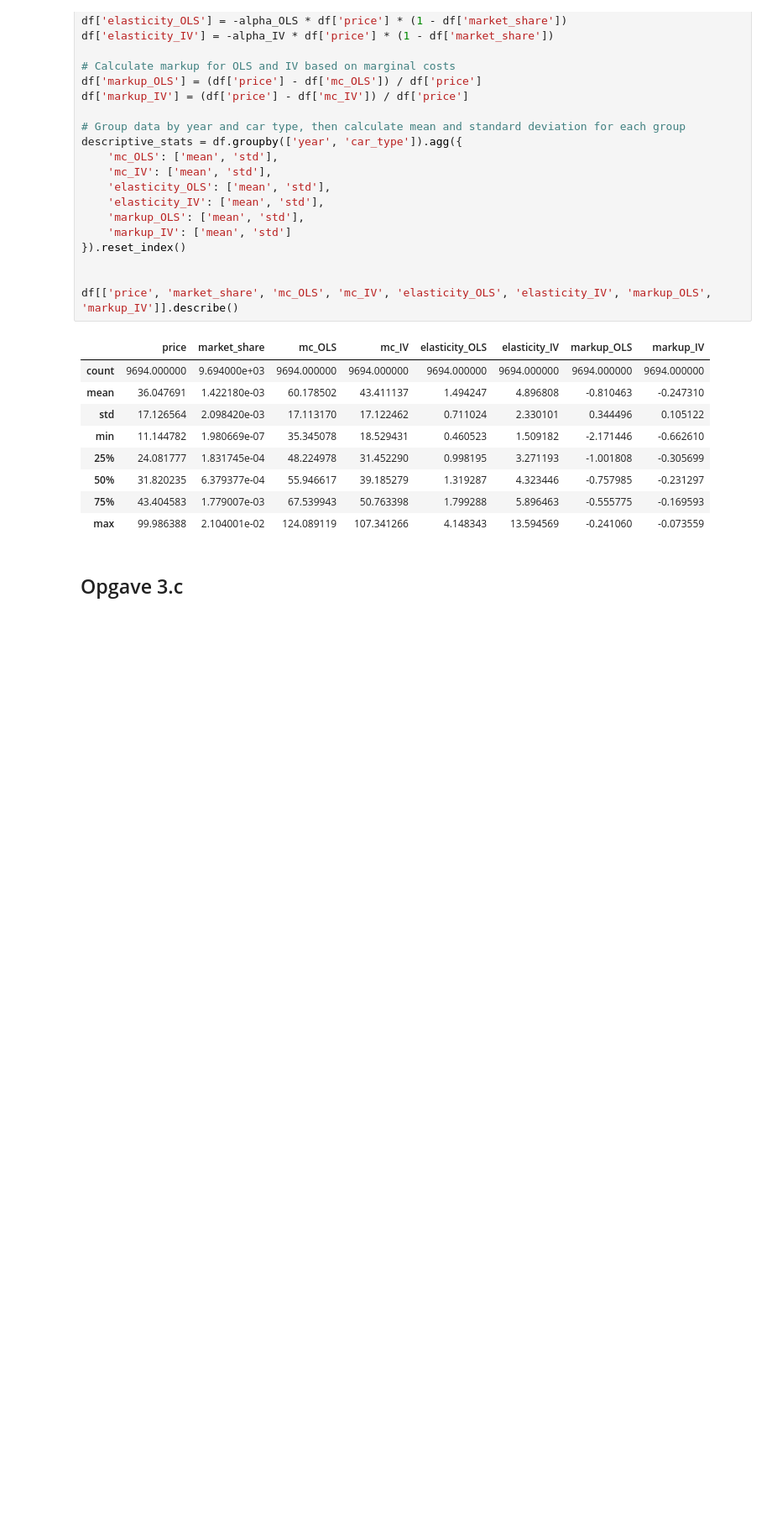
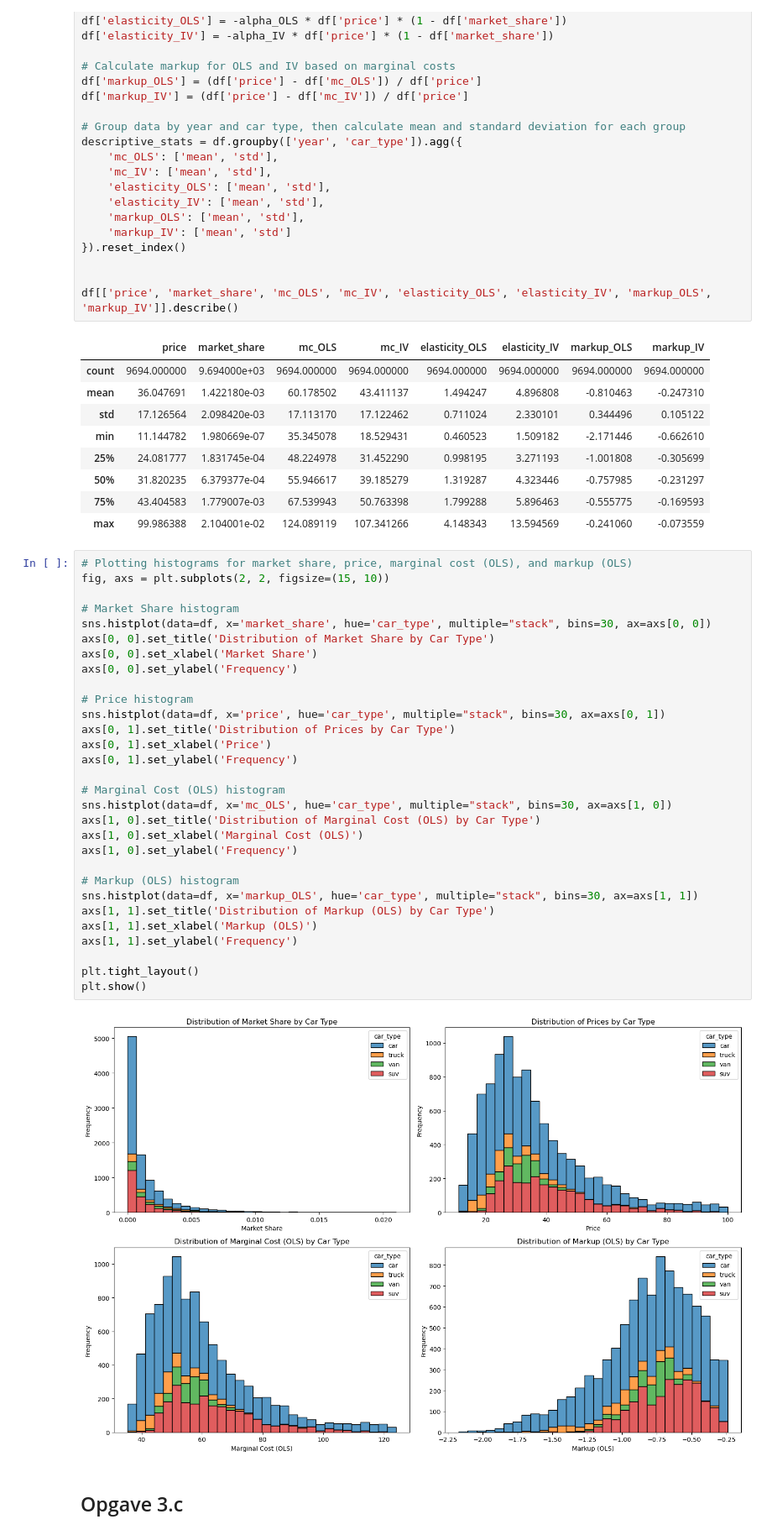
Before and after one commit to Maja0lsen/eksempel, a Jupyter notebook: Eksamen.ipynb, the cells around one changed output. Shown at 84% size. Saved outputs shown, nothing was run; the diff lists cells and outputs as text; blank space fills up the shorter version.

```diff
--- a/Eksamen.ipynb
+++ b/Eksamen.ipynb
@@ -625,6 +633,38 @@ df[['price', 'market_share', 'mc_OLS', 'mc_IV', 'elasticity_OLS', 'elasticity_IV
 | 50% | 31.820235 | 6.379377e-04 | 55.946617 | 39.185279 | 1.319287 | 4.323446 | -0.757985 | -0.231297 |
 | 75% | 43.404583 | 1.779007e-03 | 67.539943 | 50.763398 | 1.799288 | 5.896463 | -0.555775 | -0.169593 |
 | max | 99.986388 | 2.104001e-02 | 124.089119 | 107.341266 | 4.148343 | 13.594569 | -0.241060 | -0.073559 |
+# %%
+# Plotting histograms for market share, price, marginal cost (OLS), and markup (OLS)
+fig, axs = plt.subplots(2, 2, figsize=(15, 10))
+
+# Market Share histogram
+sns.histplot(data=df, x='market_share', hue='car_type', multiple="stack", bins=30, ax=axs[0, 0])
+axs[0, 0].set_title('Distribution of Market Share by Car Type')
+axs[0, 0].set_xlabel('Market Share')
+axs[0, 0].set_ylabel('Frequency')
+
+# Price histogram
+sns.histplot(data=df, x='price', hue='car_type', multiple="stack", bins=30, ax=axs[0, 1])
+axs[0, 1].set_title('Distribution of Prices by Car Type')
+axs[0, 1].set_xlabel('Price')
+axs[0, 1].set_ylabel('Frequency')
+
+# Marginal Cost (OLS) histogram
+sns.histplot(data=df, x='mc_OLS', hue='car_type', multiple="stack", bins=30, ax=axs[1, 0])
+axs[1, 0].set_title('Distribution of Marginal Cost (OLS) by Car Type')
+axs[1, 0].set_xlabel('Marginal Cost (OLS)')
+axs[1, 0].set_ylabel('Frequency')
+
+# Markup (OLS) histogram
+sns.histplot(data=df, x='markup_OLS', hue='car_type', multiple="stack", bins=30, ax=axs[1, 1])
+axs[1, 1].set_title('Distribution of Markup (OLS) by Car Type')
+axs[1, 1].set_xlabel('Markup (OLS)')
+axs[1, 1].set_ylabel('Frequency')
+
+plt.tight_layout()
+plt.show()
+# %% [output]
+[figure, added]
 # %% [markdown]
 ## Opgave 3.c
 # %%
```
Also changed, not shown: parts of 12 cells of this notebook.
